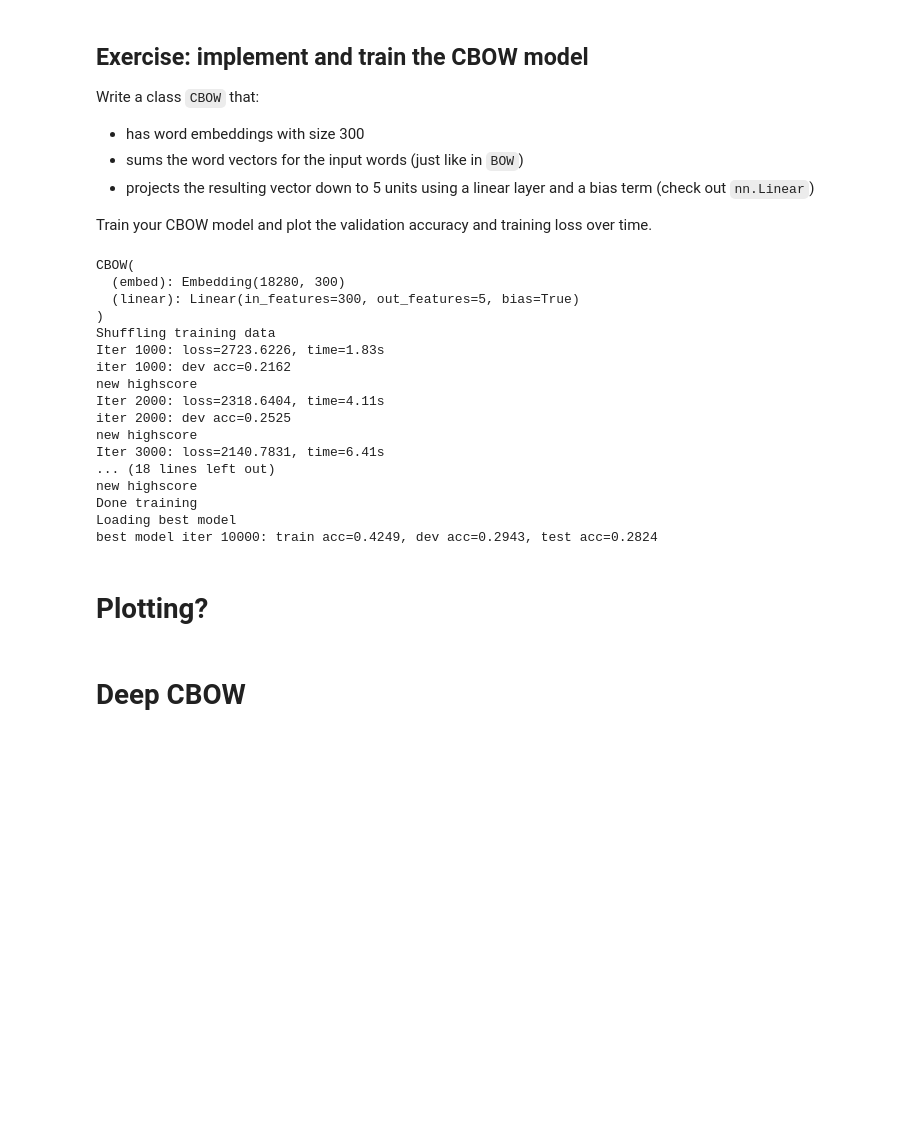
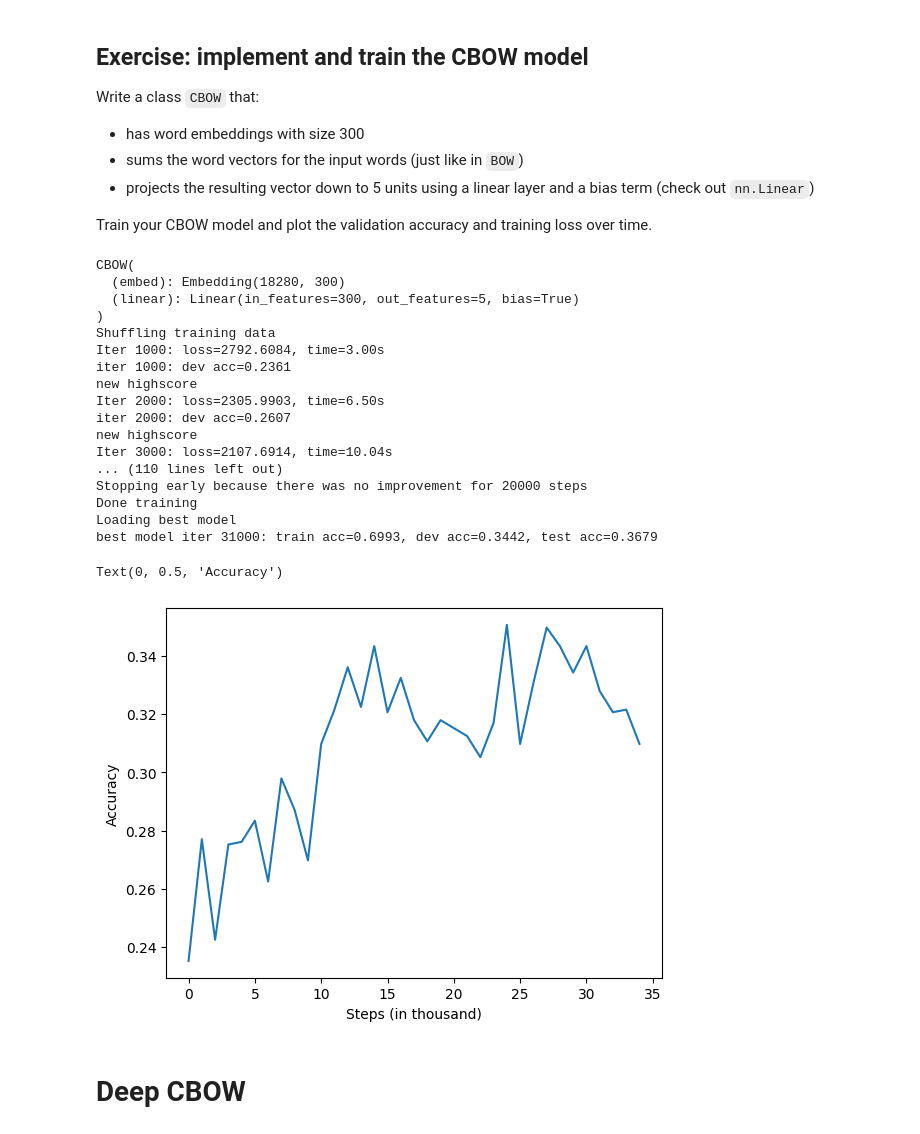
Before and after one commit to TomFrederik/nlp1_uva, a Jupyter notebook: lab_2/NLP1_2020_Practical_2_(student_version).ipynb, the cells around one changed output. Drawn from its saved outputs; the diff is of its cells as text; code cells hidden in the pictures; blank space fills up the shorter version.

```diff
--- a/lab_2/NLP1_2020_Practical_2_(student_version).ipynb
+++ b/lab_2/NLP1_2020_Practical_2_(student_version).ipynb
@@ -738,35 +815,34 @@ class CBOW(nn.Module):
 NUM_CLASSES = 5
 EMBED_DIM = 300
 # train CBOW
-cbow_model = CBOW(len(v.w2i), EMBED_DIM, vocab=v, num_classes=NUM_CLASSES)
-print(cbow_model)
 
-cbow_model = cbow_model.to(device)
-
-optimizer = optim.Adam(cbow_model.parameters(), lr=0.0005)
-cbow_losses, cbow_accuracies = train_model(
-    cbow_model, optimizer, num_iterations=10000,
-    print_every=1000, eval_every=1000)
+cbow_losses, cbow_accuracies, cbow_best_accs = train_loop(
+    lambda: CBOW(len(v.w2i), EMBED_DIM, vocab=v, num_classes=NUM_CLASSES).to(device),
+    lambda model: optim.Adam(model.parameters(), lr=0.0005),
+    num_iterations=0, print_every=1000, eval_every=1000, patience=20)
 # %% [output]
 CBOW(
   (embed): Embedding(18280, 300)
   (linear): Linear(in_features=300, out_features=5, bias=True)
 )
 Shuffling training data
-Iter 1000: loss=2723.6226, time=1.83s
-iter 1000: dev acc=0.2162
+Iter 1000: loss=2792.6084, time=3.00s
+iter 1000: dev acc=0.2361
 new highscore
-Iter 2000: loss=2318.6404, time=4.11s
-iter 2000: dev acc=0.2525
+Iter 2000: loss=2305.9903, time=6.50s
+iter 2000: dev acc=0.2607
 new highscore
-Iter 3000: loss=2140.7831, time=6.41s
-... (18 lines left out)
-new highscore
+Iter 3000: loss=2107.6914, time=10.04s
+... (110 lines left out)
+Stopping early because there was no improvement for 20000 steps
 Done training
 Loading best model
-best model iter 10000: train acc=0.4249, dev acc=0.2943, test acc=0.2824
+best model iter 31000: train acc=0.6993, dev acc=0.3442, test acc=0.3679
-# %% [markdown]
-# Plotting?
+# %%
+plot_results(cbow_losses, cbow_accuracies, "fig/cbow.pdf")
+# %% [output]
+Text(0, 0.5, 'Accuracy')
+[figure, added]
 # %% [markdown]
 # Deep CBOW
 # %% [markdown]
```
Also changed, not shown: parts of 12 cells of this notebook.
